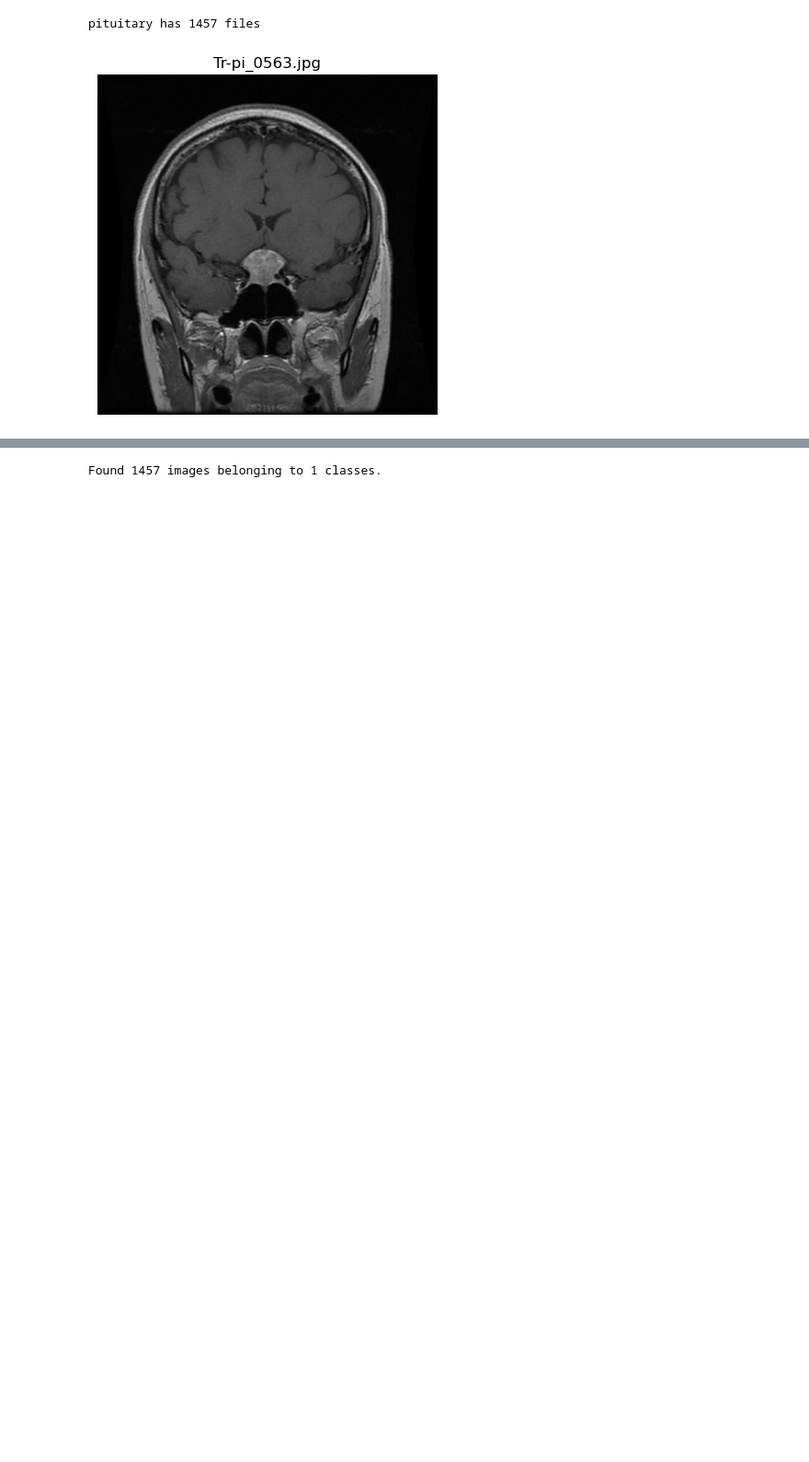
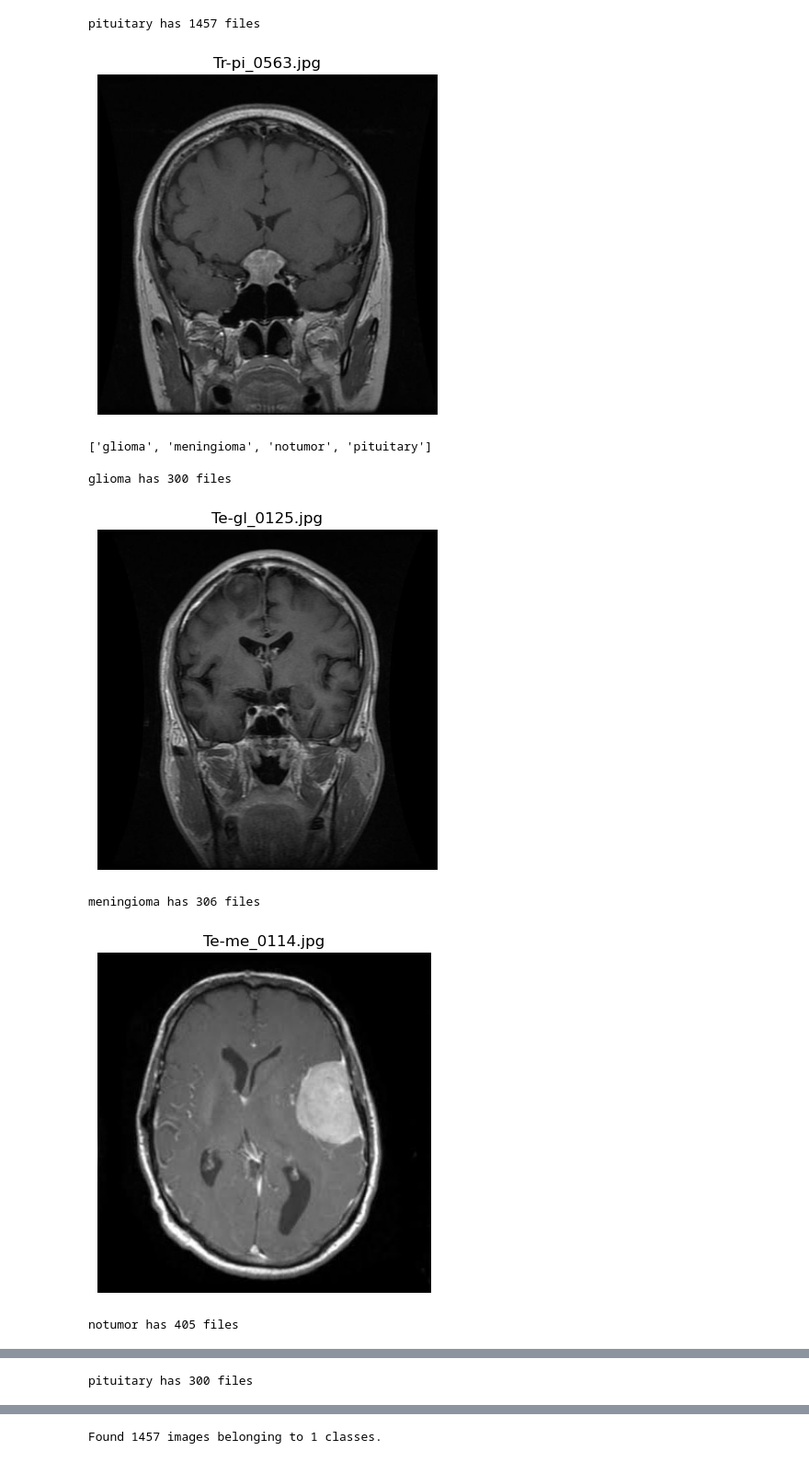
Before and after one commit to DerikVo/Brain_tumor_classification, a Jupyter notebook: Notebooks/01_EDA.ipynb, the cells around one changed output, grey strips where cells are left out. Shown at 92% size. Drawn from its saved outputs; the diff is of its cells as text; code cells hidden in the pictures; blank space fills up the shorter version.

```diff
--- a/Notebooks/01_EDA.ipynb
+++ b/Notebooks/01_EDA.ipynb
@@ -33,3 +33,18 @@ notumor has 1595 files
 [figure]
 pituitary has 1457 files
 [figure]
+# %%
+test_dataset = 'Testing'
+# %%
+test_folders = eda.folders(test_dataset)
+test_folders
+# %% [output]
+['glioma', 'meningioma', 'notumor', 'pituitary']
+# %%
+eda.image_len(test_dataset, test_folders)
+# %% [output]
+glioma has 300 files
+[figure, added]
+meningioma has 306 files
+[figure, added]
+notumor has 405 files
@@ -35,0 +52 @@ pituitary has 1457 files
+pituitary has 300 files
```
Also changed, not shown: parts of 15 cells of this notebook.
